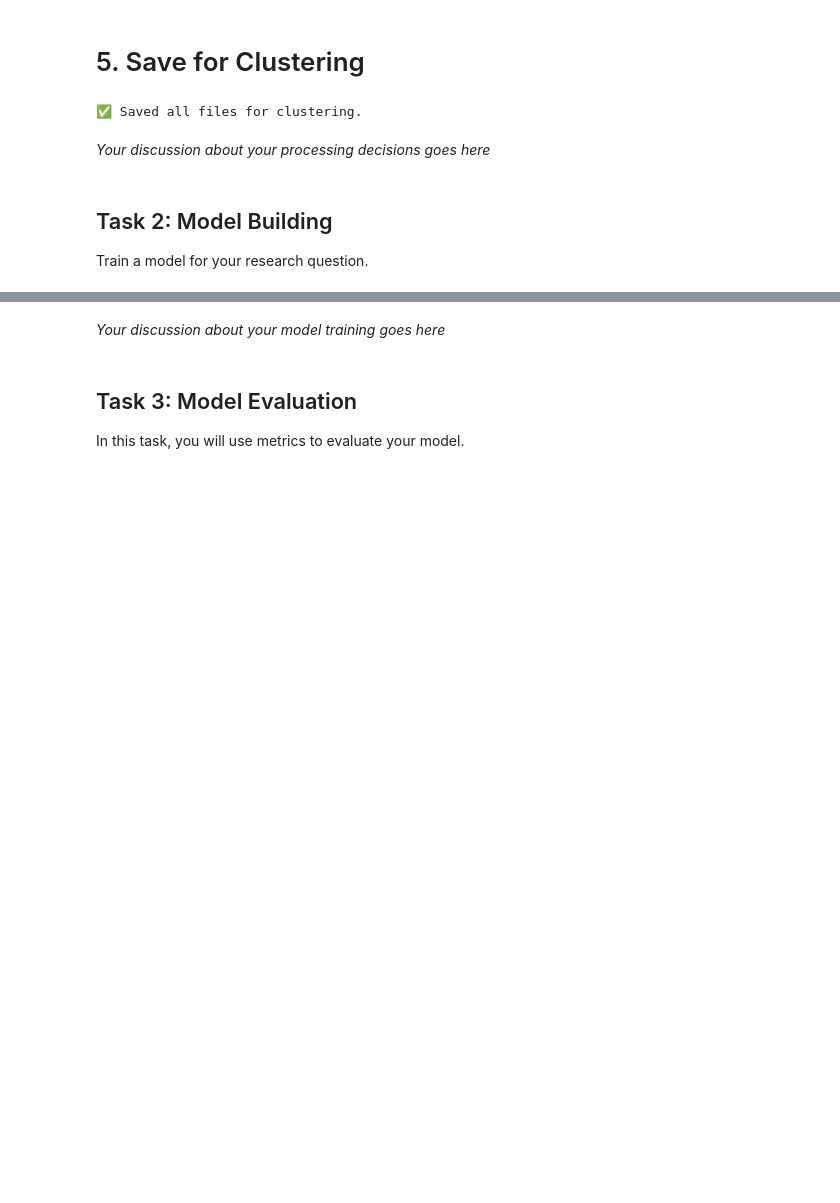
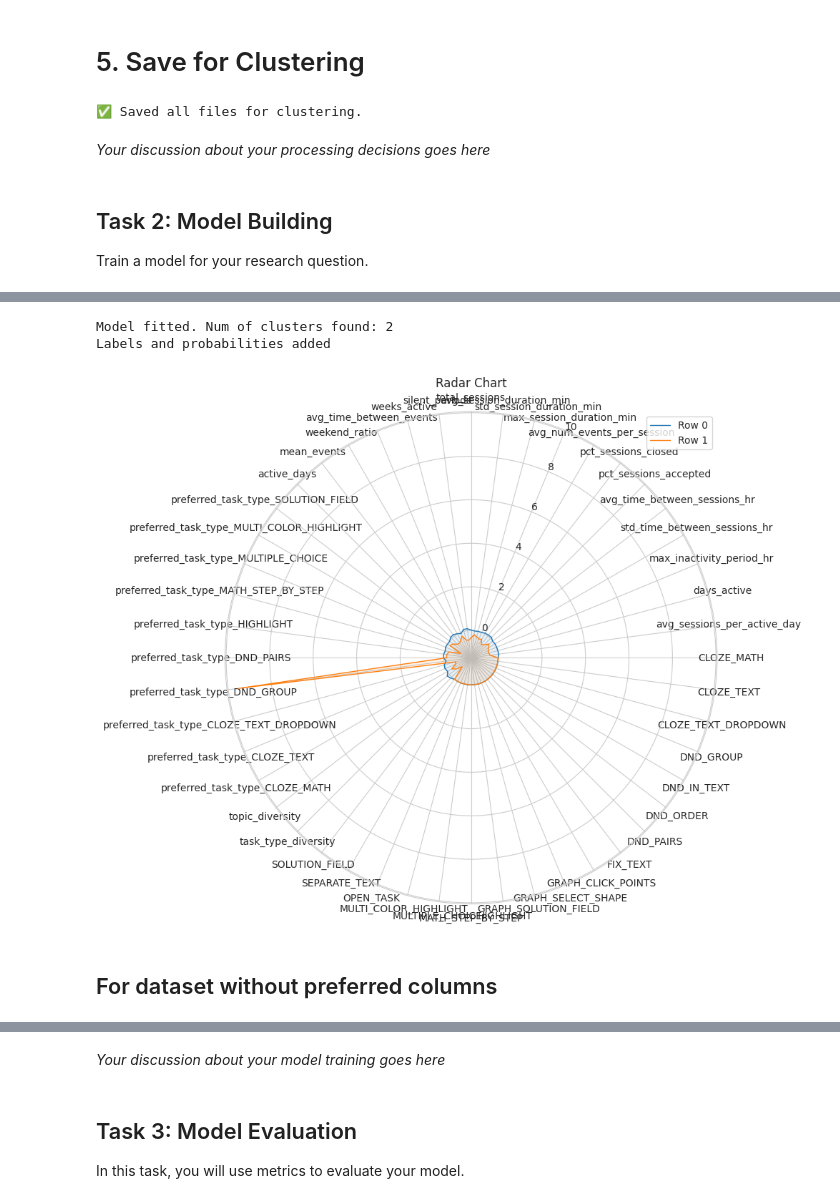
Before and after one commit to linou12/DataWhisperers, a Jupyter notebook: m4_DataWhisperers.ipynb, the cells around one changed output, grey strips where cells are left out. Drawn from its saved outputs; the diff is of its cells as text; code cells hidden in the pictures; blank space fills up the shorter version.

```diff
--- a/m4_DataWhisperers.ipynb
+++ b/m4_DataWhisperers.ipynb
@@ -1042,0 +1167,9 @@ X_scaled_final.groupby('labels').mean()
+# %%
+entire_dataset_3clusters, entire_dataset_3clusters_centroids = init_fit_hdbscan_clustering(X_scaled_final_clustering, min_cluster_size=30, cluster_selection_epsilon=8.0)
+create_radar_chart(entire_dataset_3clusters_centroids)
+# %% [output]
+Model fitted. Num of clusters found: 2
+Labels and probabilities added
+[figure, added]
+# %% [markdown]
+## For dataset without preferred columns
```
Also changed, not shown: parts of 52 cells of this notebook, 2 other files.
